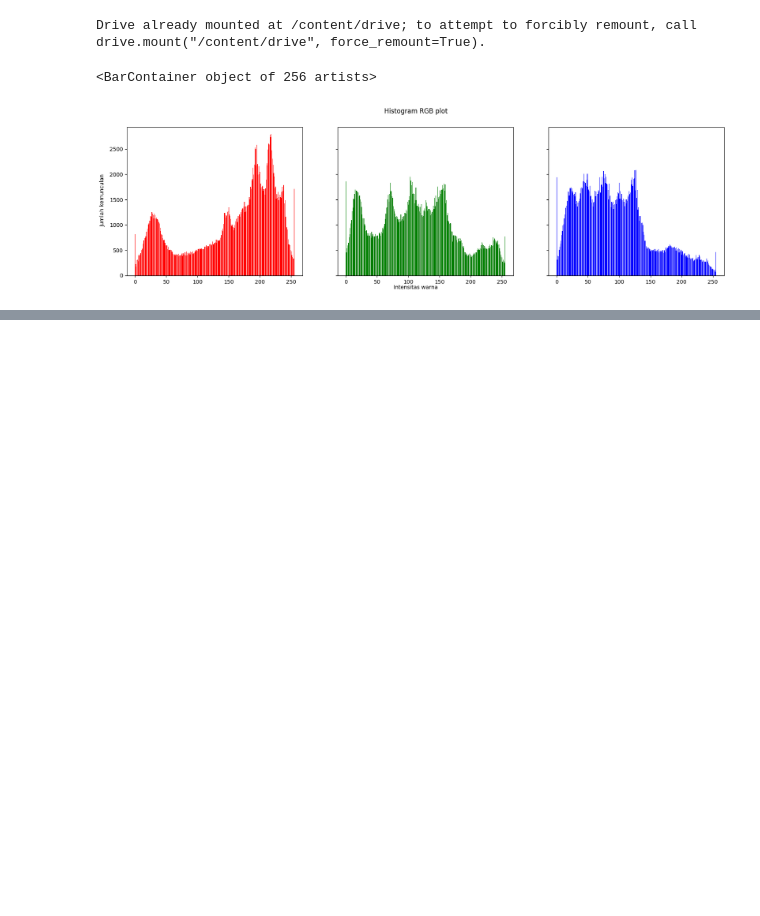
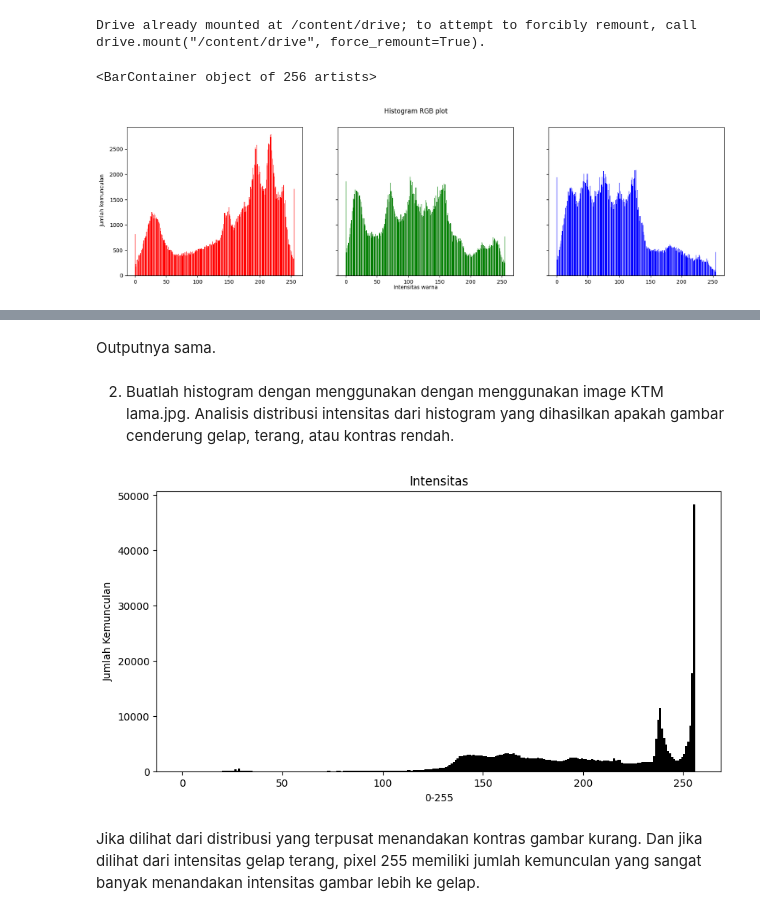
Before and after one commit to adfhsjt/PCVK25_3F_02, a Jupyter notebook: Week5_02.ipynb, the cells around one changed output, grey strips where cells are left out. Drawn from its saved outputs; the diff is of its cells as text; code cells hidden in the pictures; blank space fills up the shorter version.

```diff
--- a/Week5_02.ipynb
+++ b/Week5_02.ipynb
@@ -53,0 +75,19 @@ axs[2].bar(names, blue, color='blue')
+# %% [markdown]
+Outputnya sama.
+# %% [markdown]
+2. Buatlah histogram dengan menggunakan dengan menggunakan image KTM lama.jpg.
+Analisis distribusi intensitas dari histogram yang dihasilkan apakah gambar cenderung gelap, terang, atau kontras rendah.
+# %%
+img= cv.imread('/content/drive/MyDrive/PCVK25_3F_02/Images/KTM lama.jpg')
+img= cv.cvtColor(img, cv.COLOR_BGR2GRAY)
+
+plt.figure(figsize=(10,5))
+plt.hist(img.ravel(), bins=256, range=(0,256), color='black')
+plt.title('Intensitas')
+plt.xlabel('0-255')
+plt.ylabel('Jumlah Kemunculan')
+plt.show()
+# %% [output]
+[figure, added]
+# %% [markdown]
+Jika dilihat dari distribusi yang terpusat menandakan kontras gambar kurang. Dan jika dilihat dari intensitas gelap terang, pixel 255 memiliki jumlah kemunculan yang sangat banyak menandakan intensitas gambar lebih ke gelap.
```
Also changed, not shown: parts of 3 cells of this notebook.
